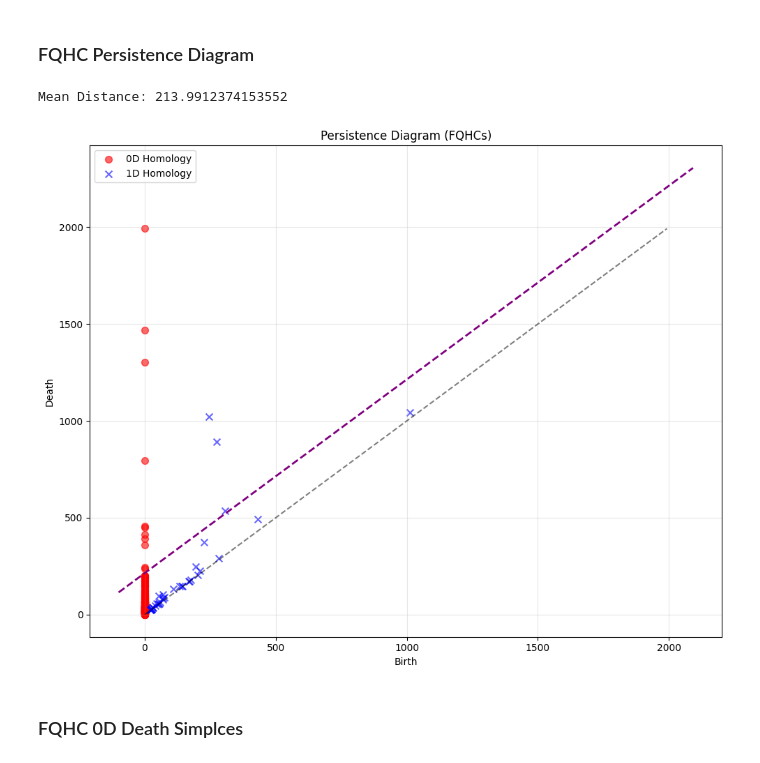
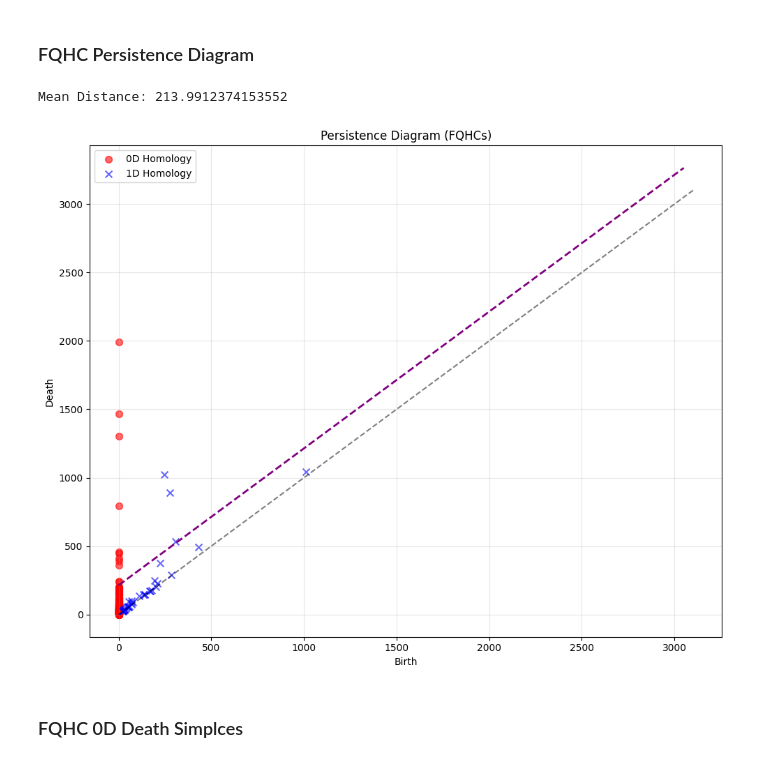
Before and after one commit to deniseg20/MSRIUP_TDA_Healthcare_Accessibility, a Jupyter notebook: persistent_homology/pd_computations/ph_computations_unweighted.ipynb, the cells around one changed output. Saved outputs shown, nothing was run; the diff lists cells and outputs as text; code cells hidden in the pictures.

```diff
--- a/persistent_homology/pd_computations/ph_computations_unweighted.ipynb
+++ b/persistent_homology/pd_computations/ph_computations_unweighted.ipynb
@@ -156,7 +156,7 @@ def _matplotlib_can_use_tex():
         print("This function is not available, you may be missing matplotlib.")
 
 # Plotting Persistence Diagram
-def plot_persistence_diagram_fixed(persistence, alpha=0.6, max_intervals=2000, legend=True):
+def plot_persistence_diagram_fixed(persistence, alpha=0.6, max_intervals = 20000, legend=True):
     try:
         import matplotlib.pyplot as plt
         import matplotlib.patches as mpatches
@@ -185,8 +185,8 @@ def plot_persistence_diagram_fixed(persistence, alpha=0.6, max_intervals=2000, l
         births = [birth for _, birth, death in finite_intervals]
         deaths = [death for _, birth, death in finite_intervals]
 
-        min_val = min(min(births), min(deaths))
-        max_val = max(max(births), max(deaths))
+        min_val = 0
+        max_val = 3100
 
         # Plot diagonal
         ax.plot([min_val, max_val], [min_val, max_val], 'k--', alpha=0.5)
@@ -239,7 +239,7 @@ def get_tda_info(gdf,distance_matrix_np, max_hom_dim = 1):
     #np.genfromtxt(citypath + f'/{city}_d_matrix.csv', delimiter = ",")
 
     # Calculate simplex pairs for the homology classes max_edge_length = 4000
-    cpx = RipsComplex(distance_matrix = D_city, max_edge_length = 4500).create_simplex_tree(max_dimension = max_hom_dim + 1)
+    cpx = RipsComplex(distance_matrix = D_city, max_edge_length = 6000).create_simplex_tree(max_dimension = max_hom_dim + 1)
     cpx.compute_persistence()
     ph = cpx.persistence()
     all_pairs = cpx.persistence_pairs()
@@ -599,38 +603,35 @@ def load_points_from_geojson(file_path):
 # %% [markdown]
 # Running Functions on FQHCs
 # %%
-gdf = gpd.read_file('output_fqhc.geojson')
-#gdf.plot()
-#plt.title("Health Centers in California")
 import cartopy.io.shapereader as shpreader
 
 shpfilename = shpreader.natural_earth(resolution='10m', category='cultural', name='admin_1_states_provinces')
 states = gpd.read_file(shpfilename)
 california = states[states['name'] == 'California']
+
 # Load your health centers
-gdf = gpd.read_file('output_fqhc.geojson')
+gdf_fqhc = gpd.read_file('output_fqhc.geojson')
+distance_matrix_fqhc = np.load('cleaned_d_fqhc.npy')
 
 # Plot
 fig, ax = plt.subplots(figsize=(8, 8))
 california.plot(ax=ax, color='white', edgecolor='black')
-gdf.plot(ax=ax, markersize=50, alpha=0.7)
+gdf_fqhc.plot(ax=ax, markersize=50, alpha=0.7)
 ax.set_title("Health Centers in California (FQHCs)")
 #ctx.add_basemap(ax, source=ctx.providers.OpenStreetMap.Mapnik)
 plt.show()
 
-distance_matrix = np.load('cleaned_d_fqhc.npy')
-
-assert len(gdf) == distance_matrix.shape[0] == distance_matrix.shape[1], \
+assert len(gdf_fqhc) == distance_matrix_fqhc.shape[0] == distance_matrix_fqhc.shape[1], \
     "Distance matrix dimensions must match number of GeoJSON features"
 # Extract coordinates (longitude, latitude) into a NumPy array
 #coordinates = np.array(list(gdf.geometry.apply(lambda geom: (geom.x, geom.y))))
 # Alternative approaches:
 # Method 1: Using get_coordinates() (more efficient for large datasets)
-coordinates = gdf.geometry.get_coordinates().values
+coordinates = gdf_fqhc.geometry.get_coordinates().values
 points = coordinates
 #print(points)
 # Compute unweighted Rips complex
-cpx, ph, all_pairs = get_tda_info(gdf, distance_matrix,max_hom_dim=1)
+cpx_fqhc, ph_fqhc, fqhc_pairs = get_tda_info(gdf_fqhc, distance_matrix_fqhc,max_hom_dim=1)
 # plotting death simplices
 #plot_deathsimplices('output_all.geojson', 'all_d_matrix.npy', cpx, all_pairs, 1, , criteria = 'death', zscore_thresh = 1, citydf_fname = None, vmin0 = 3235, vmin1 = 4410, vmax0 = 7380, vmax1 = 7942, legend = False)
 # Plot persistence diagram
@@ -643,25 +644,25 @@ thresh = 120
 ### FQHC Persistence Diagram
 # %%
 # 1. Plot persistence diagram
-plot_persistence_diagram_fixed(ph)
-mean_distance = calculate_mean_distance(distance_matrix)
-print(f'Mean Distance: {mean_distance}')
+plot_persistence_diagram_fixed(ph_fqhc)
+mean_distance_fqhc = calculate_mean_distance(distance_matrix_fqhc)
+print(f'Mean Distance: {mean_distance_fqhc}')
 
 # Get the plot limits to draw the parallel line
 xlim = plt.xlim()
 ylim = plt.ylim()
-min_val = max(xlim[0], ylim[0])
-max_val = min(xlim[1], ylim[1])
+min_val = 0
+max_val = 3050
 # Draw line parallel to diagonal: death = birth + mean_distance
 x_vals = [min_val, max_val]
-y_vals = [min_val + mean_distance, max_val + mean_distance]
-plt.plot(x_vals, y_vals, color='purple', linestyle='--', linewidth=2, label=f'Mean Distance = {mean_distance:.2f}')
+y_vals = [min_val + mean_distance_fqhc, max_val + mean_distance_fqhc]
+plt.plot(x_vals, y_vals, color='purple', linestyle='--', linewidth=2, label=f'Mean Distance = {mean_distance_fqhc:.2f}')
 plt.title(f"Persistence Diagram (FQHCs)")
 plt.tight_layout()
 plt.show()
 # %% [output]
 Mean Distance: 213.9912374153552
-[figure, old version]
+[figure, new version]
 # %% [markdown]
 ### FQHC 0D Death Simplces
 # %%
```
Also changed, not shown: parts of 16 cells of this notebook, 12 other files.
